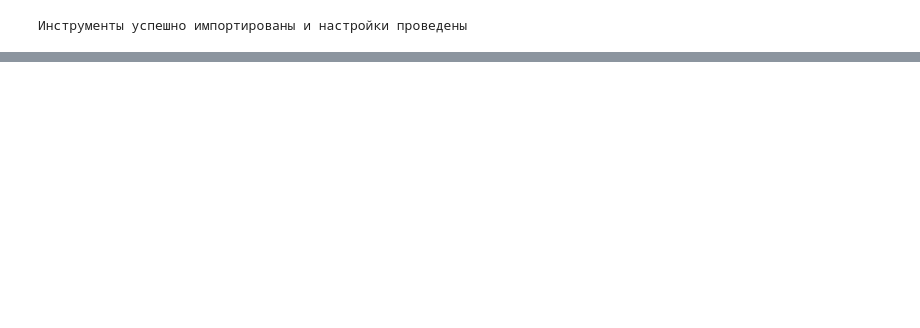
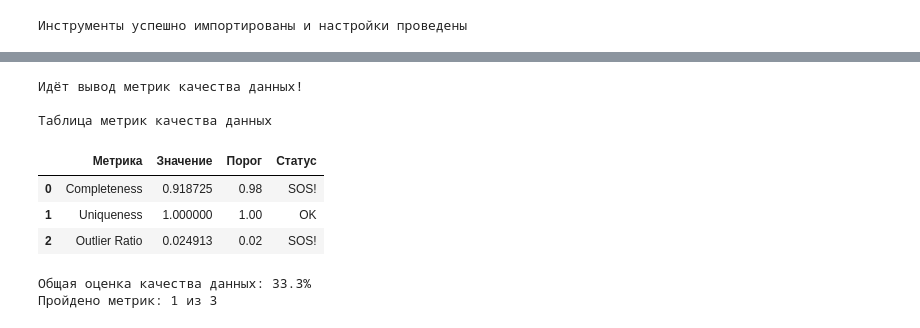
Before and after one commit to aleksandrakorol/Project-Data-Driven-Engineering, a Jupyter notebook: notebooks/EDA.ipynb, the cells around one changed output, grey strips where cells are left out. Drawn from its saved outputs; the diff is of its cells as text; code cells hidden in the pictures; blank space fills up the shorter version.

```diff
--- a/notebooks/EDA.ipynb
+++ b/notebooks/EDA.ipynb
@@ -32,0 +295,17 @@ print("Инструменты успешно импортированы и на
+# %%
+# Проверка уникальности записей
+
+print("\nИдёт проверка уникальности записей")
+print(f"\nОбщее количество записей: {raw_data.shape[0]}")
+print(f"\nУникальных записей: {raw_data.drop_duplicates().shape[0]}")
+uniqueness_ratio = raw_data.drop_duplicates().shape[0] / raw_data.shape[0]
+print(f"\nОтношение уникальных строк к общему: {uniqueness_ratio:.4f}")
+
+if uniqueness_ratio < 1:
+    print("\nНайдены дубликаты записей!")
+    duplicated = raw_data[raw_data.duplicated()]
+    print(f"\nКоличество дублирующихся записей: {len(duplicated)}")
+    print("\nПримеры дубликатов:")
+    display(duplicated.head(10))
+else:
+    print("\nВсе записи уникальны!")
@@ -32,0 +449,51 @@ print("Инструменты успешно импортированы и на
+# %%
+# Оценка качества по метрикам
+print("Идёт вывод метрик качества данных!\n")
+print("Таблица метрик качества данных\n")
+
+metrics = {}
+
+metrics['Completeness'] = {
+    'value': avg_completeness,
+    'threshold': 0.98,
+    'status': 'OK' if avg_completeness >= 0.98 else 'SOS!'
+}
+
+metrics['Uniqueness'] = {
+    'value': uniqueness_ratio,
+    'threshold': 1.0,
+    'status': 'OK' if uniqueness_ratio == 1.0 else 'SOS!'
+}
+
+metrics['Outlier Ratio'] = {
+    'value': avg_ratio_outliers,
+    'threshold': 0.02,
+    'status': 'OK' if avg_ratio_outliers <= 0.02 else 'SOS!'
+}
+
+metrics_df = pd.DataFrame({
+    'Метрика': list(metrics.keys()),
+    'Значение': [m['value'] for m in metrics.values()],
+    'Порог': [m['threshold'] for m in metrics.values()],
+    'Статус': [m['status'] for m in metrics.values()]
+})
+
+display(metrics_df)
+
+# Общая оценка качества
+passed_metrics = sum([1 for m in metrics.values() if m['status'] == 'OK'])
+total_metrics = len(metrics)
+quality_score = passed_metrics / total_metrics
+
+print(f"Общая оценка качества данных: {quality_score*100:.1f}%")
+print(f"Пройдено метрик: {passed_metrics} из {total_metrics}")
+# %% [output]
+Идёт вывод метрик качества данных!
+
+Таблица метрик качества данных
+|  | Метрика | Значение | Порог | Статус |
+| 0 | Completeness | 0.918725 | 0.98 | SOS! |
+| 1 | Uniqueness | 1.000000 | 1.00 | OK |
+| 2 | Outlier Ratio | 0.024913 | 0.02 | SOS! |
+Общая оценка качества данных: 33.3%
+Пройдено метрик: 1 из 3
```
Also changed, not shown: parts of 32 cells of this notebook.
